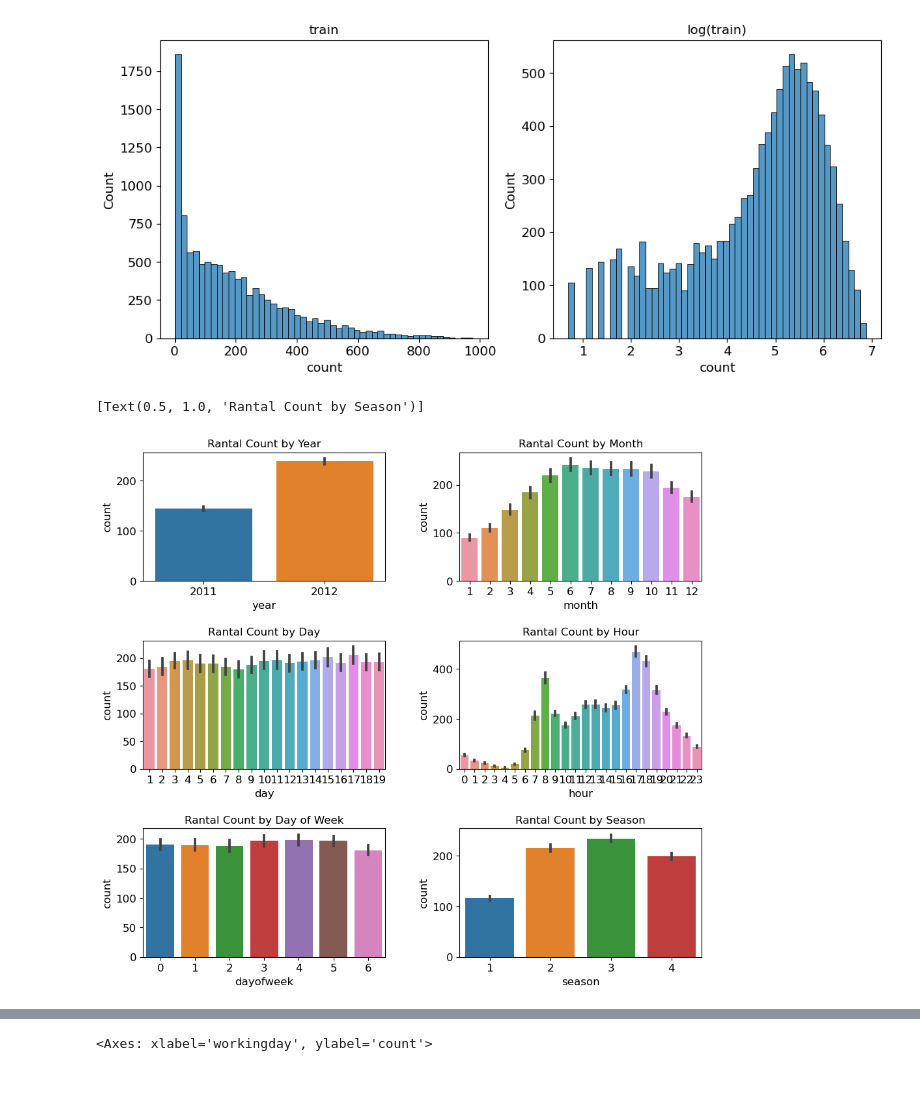
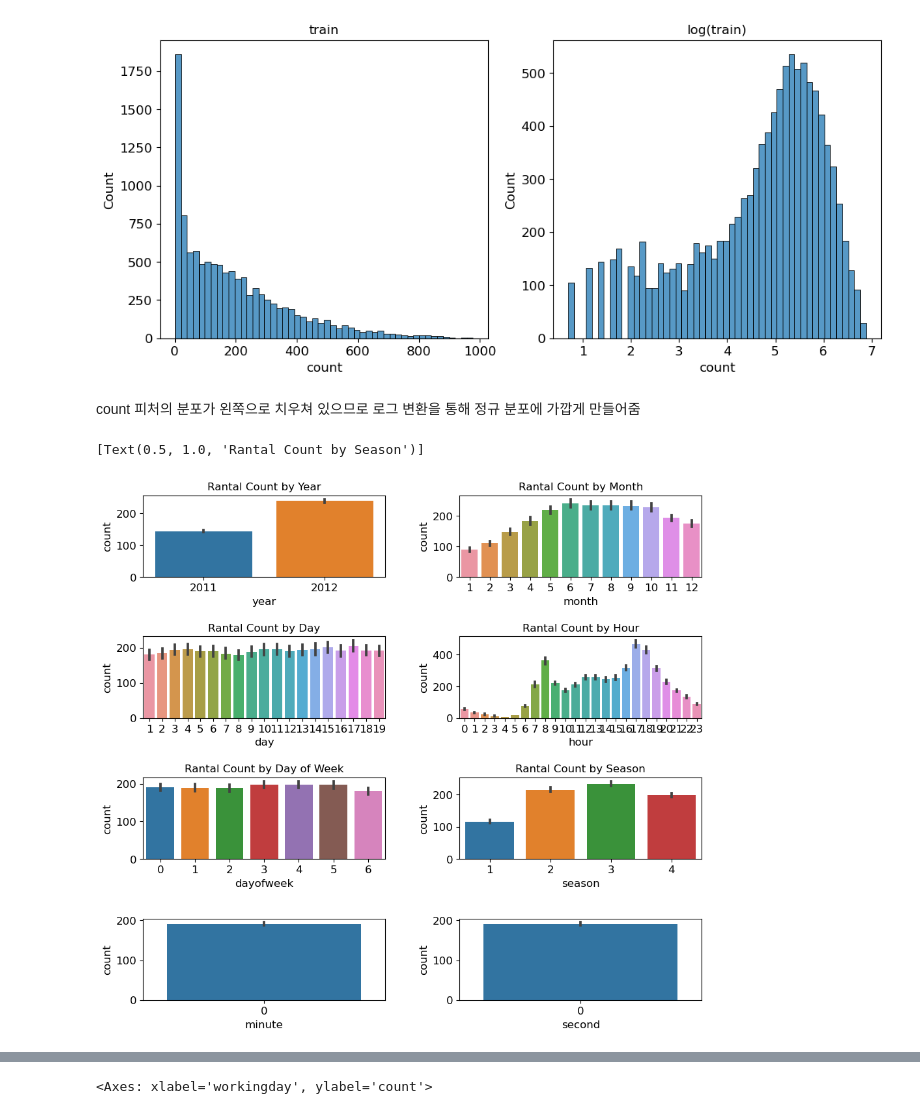
Before and after one commit to restful3/ds4th_study, a Jupyter notebook: code_dongwoo/ch06-bike-sharing-demand.ipynb, the cells around one changed output, grey strips where cells are left out. Saved outputs shown, nothing was run; the diff lists cells and outputs as text; code cells hidden in the pictures; blank space fills up the shorter version.

```diff
--- a/code_dongwoo/ch06-bike-sharing-demand.ipynb
+++ b/code_dongwoo/ch06-bike-sharing-demand.ipynb
@@ -35,7 +35,3 @@ train.head()
 | 2 | 2011-01-01 02:00:00 | 1 | 0 | 0 | 1 | 9.02 | 13.635 | 80 | 0.0 | 5 | ... |
 | 3 | 2011-01-01 03:00:00 | 1 | 0 | 0 | 1 | 9.84 | 14.395 | 75 | 0.0 | 3 | ... |
 | 4 | 2011-01-01 04:00:00 | 1 | 0 | 0 | 1 | 9.84 | 14.395 | 75 | 0.0 | 0 | ... |
-# %%
-# datetime 피처를 삭제
-train.drop('datetime', axis=1, inplace=True)
-test.drop('datetime', axis=1, inplace=True)
@@ -53,34 +51,40 @@ ax2.set(title='log(train)')
 plt.show()
 # %% [output]
 [figure]
+# %% [markdown]
+count 피처의 분포가 왼쪽으로 치우쳐 있으므로 로그 변환을 통해 정규 분포에 가깝게 만들어줌
 # %%
-fig, axis = plt.subplots(nrows=3, ncols=2)
+fig, axis = plt.subplots(nrows=4, ncols=2)
 plt.tight_layout()
 
 plt.rcParams['font.size'] = 12 # 폰트 크기 설정
 plt.rcParams['axes.titlesize'] = 12 # 타이틀 크기 설정
 fig.set_size_inches(10, 9) # 사이즈 설정
 
 # 연도별 대여량
 sns.barplot(data=train, x='year', y='count', ax=axis[0][0])
 # 월별 대여량
 sns.barplot(data=train, x='month', y='count', ax=axis[0][1])
 # 일별 대여량
 sns.barplot(data=train, x='day', y='count', ax=axis[1][0])
 # 시간별 대여량
 sns.barplot(data=train, x='hour', y='count', ax=axis[1][1])
 # 요일별 대여량
 sns.barplot(data=train, x='dayofweek', y='count', ax=axis[2][0])
 # 계절별 대여량
 sns.barplot(data=train, x='season', y='count', ax=axis[2][1])
+# 분별 대여량
+sns.barplot(data=train, x='minute', y='count', ax=axis[3][0])
+# 초별 대여량
+sns.barplot(data=train, x='second', y='count', ax=axis[3][1])
 
 # 타이틀 추가
 axis[0][0].set(title='Rantal Count by Year')
 axis[0][1].set(title='Rantal Count by Month')
 axis[1][0].set(title='Rantal Count by Day')
 axis[1][1].set(title='Rantal Count by Hour')
 axis[2][0].set(title='Rantal Count by Day of Week')
 axis[2][1].set(title='Rantal Count by Season')
 # %% [output]
 [Text(0.5, 1.0, 'Rantal Count by Season')]
-[figure, old version]
+[figure, new version]
```
Also changed, not shown: parts of 14 cells of this notebook, 1 other file.
